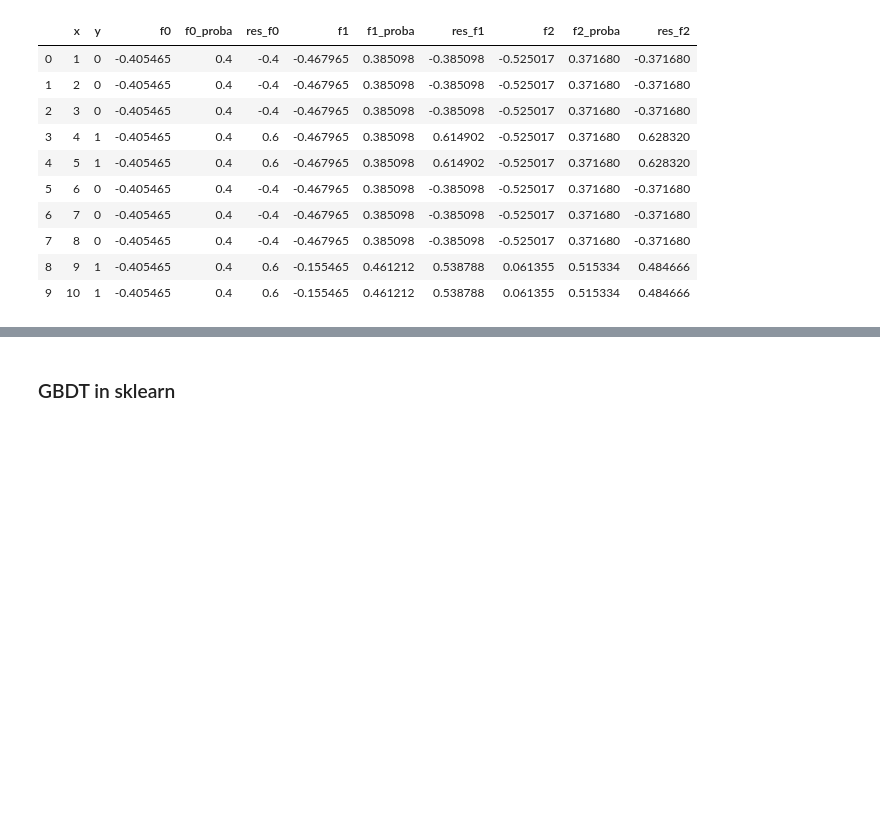
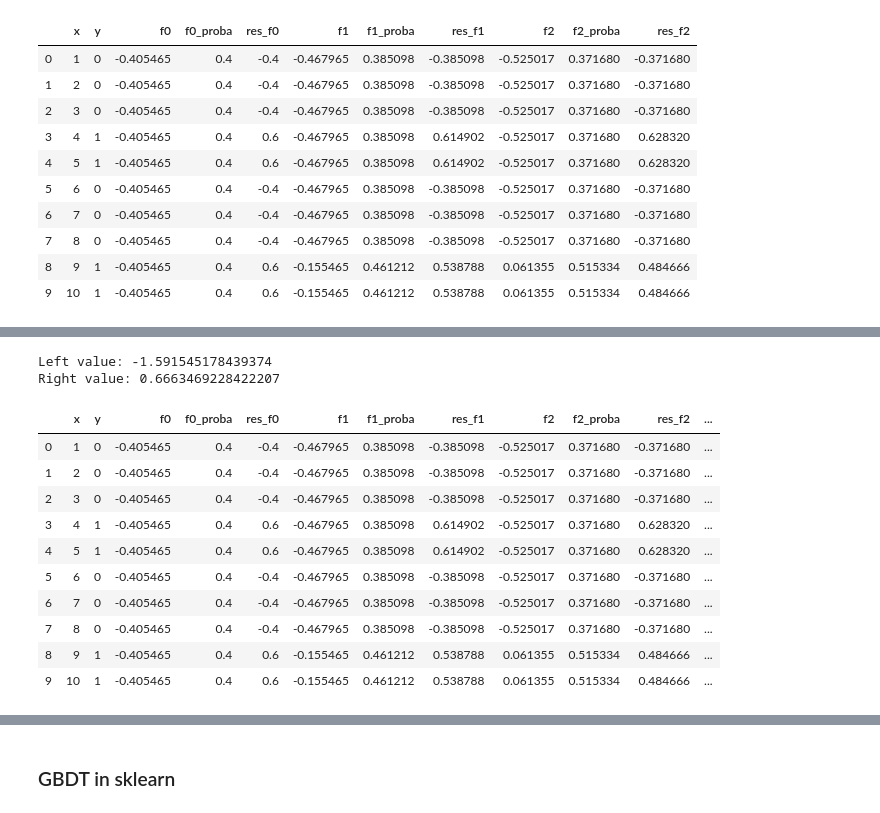
Before and after one commit to SilenceGTX/algorithms, a Jupyter notebook: GBDT.ipynb, the cells around one changed output, grey strips where cells are left out. Saved outputs shown, nothing was run; the diff lists cells and outputs as text; code cells hidden in the pictures; blank space fills up the shorter version.

```diff
--- a/GBDT.ipynb
+++ b/GBDT.ipynb
@@ -270,0 +220,27 @@ tree
+# %%
+left_leaf_value, right_leaf_value = leaf_val(tree, "res_f2", 3.5)
+print("Left value:", left_leaf_value)
+print("Right value:", right_leaf_value)
+# %% [output]
+Left value: -1.591545178439374
+Right value: 0.6663469228422207
+# %%
+tree["f3"] = np.where(tree["x"] <= 3.5,
+                      tree["f2"] + left_leaf_value * lr,
+                      tree["f2"] + right_leaf_value * lr)
+# %%
+tree = calc_res(tree, "f3")
+# %%
+tree
+# %% [output]
+|  | x | y | f0 | f0_proba | res_f0 | f1 | f1_proba | res_f1 | f2 | f2_proba | res_f2 | ... |
+| 0 | 1 | 0 | -0.405465 | 0.4 | -0.4 | -0.467965 | 0.385098 | -0.385098 | -0.525017 | 0.371680 | -0.371680 | ... |
+| 1 | 2 | 0 | -0.405465 | 0.4 | -0.4 | -0.467965 | 0.385098 | -0.385098 | -0.525017 | 0.371680 | -0.371680 | ... |
+| 2 | 3 | 0 | -0.405465 | 0.4 | -0.4 | -0.467965 | 0.385098 | -0.385098 | -0.525017 | 0.371680 | -0.371680 | ... |
+| 3 | 4 | 1 | -0.405465 | 0.4 | 0.6 | -0.467965 | 0.385098 | 0.614902 | -0.525017 | 0.371680 | 0.628320 | ... |
+| 4 | 5 | 1 | -0.405465 | 0.4 | 0.6 | -0.467965 | 0.385098 | 0.614902 | -0.525017 | 0.371680 | 0.628320 | ... |
+| 5 | 6 | 0 | -0.405465 | 0.4 | -0.4 | -0.467965 | 0.385098 | -0.385098 | -0.525017 | 0.371680 | -0.371680 | ... |
+| 6 | 7 | 0 | -0.405465 | 0.4 | -0.4 | -0.467965 | 0.385098 | -0.385098 | -0.525017 | 0.371680 | -0.371680 | ... |
+| 7 | 8 | 0 | -0.405465 | 0.4 | -0.4 | -0.467965 | 0.385098 | -0.385098 | -0.525017 | 0.371680 | -0.371680 | ... |
+| 8 | 9 | 1 | -0.405465 | 0.4 | 0.6 | -0.155465 | 0.461212 | 0.538788 | 0.061355 | 0.515334 | 0.484666 | ... |
+| 9 | 10 | 1 | -0.405465 | 0.4 | 0.6 | -0.155465 | 0.461212 | 0.538788 | 0.061355 | 0.515334 | 0.484666 | ... |
```
Also changed, not shown: parts of 23 cells of this notebook.
